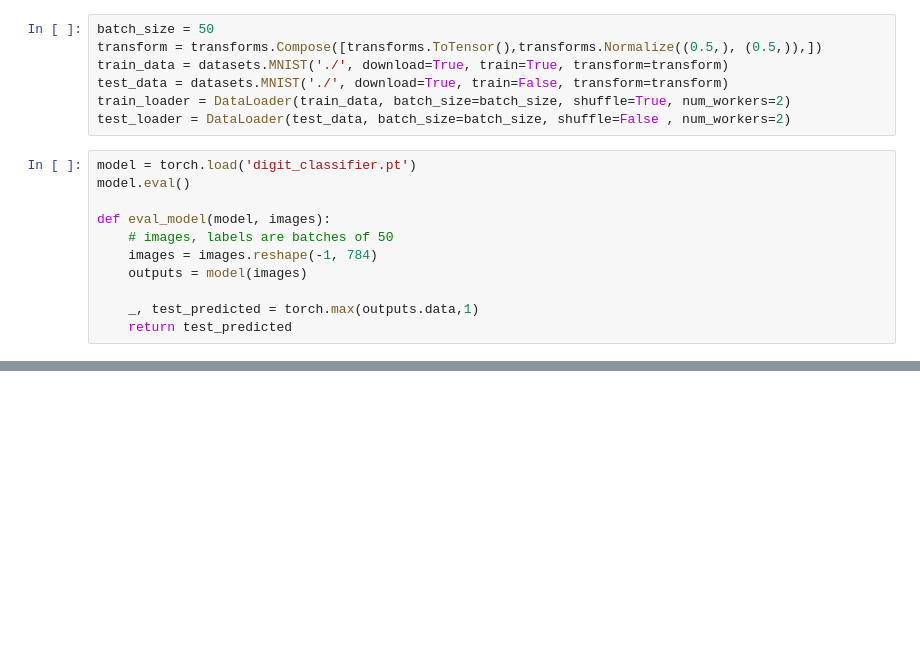
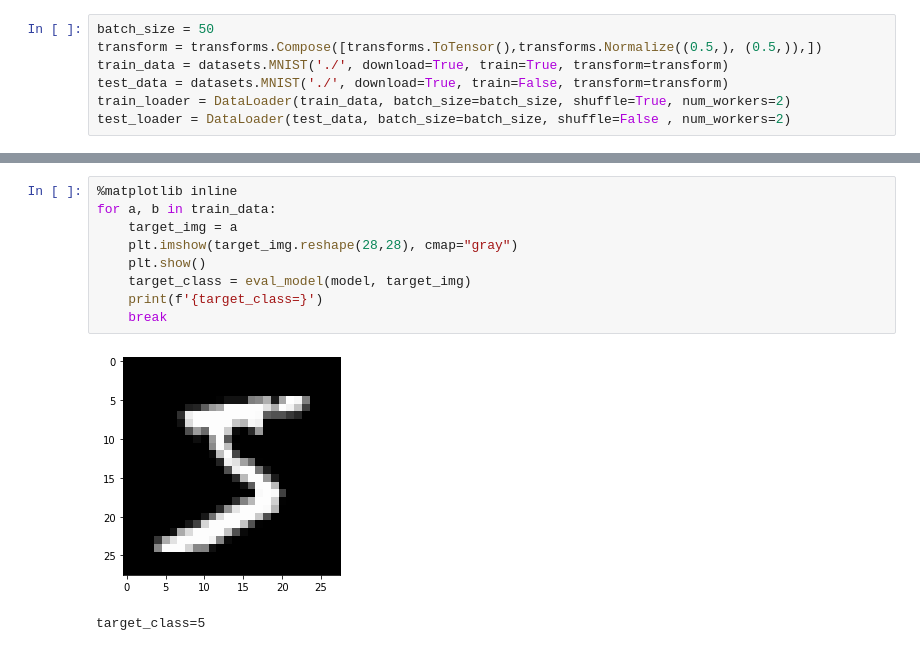
Before and after one commit to danieldelijani/Adversarial_Attacks, a Jupyter notebook: boundary_attack.ipynb, the cells around one changed output, grey strips where cells are left out. Drawn from its saved outputs; the diff is of its cells as text; blank space fills up the shorter version.

```diff
--- a/boundary_attack.ipynb
+++ b/boundary_attack.ipynb
@@ -33,14 +34,3 @@ train_data = datasets.MNIST('./', download=True, train=True, transform=transform
 test_data = datasets.MNIST('./', download=True, train=False, transform=transform)
 train_loader = DataLoader(train_data, batch_size=batch_size, shuffle=True, num_workers=2)
 test_loader = DataLoader(test_data, batch_size=batch_size, shuffle=False , num_workers=2)
-# %%
-model = torch.load('digit_classifier.pt')
-model.eval()
-
-def eval_model(model, images):
-    # images, labels are batches of 50
-    images = images.reshape(-1, 784)
-    outputs = model(images)
-
-    _, test_predicted = torch.max(outputs.data,1)
-    return test_predicted
@@ -72,0 +169,12 @@ def step_towards(original_image, perturbed_image, epsilon):
+# %%
+%matplotlib inline
+for a, b in train_data:
+    target_img = a
+    plt.imshow(target_img.reshape(28,28), cmap="gray")
+    plt.show()
+    target_class = eval_model(model, target_img)
+    print(f'{target_class=}')
+    break
+# %% [output]
+[figure, added]
+target_class=5
```
Also changed, not shown: parts of 8 cells of this notebook.
